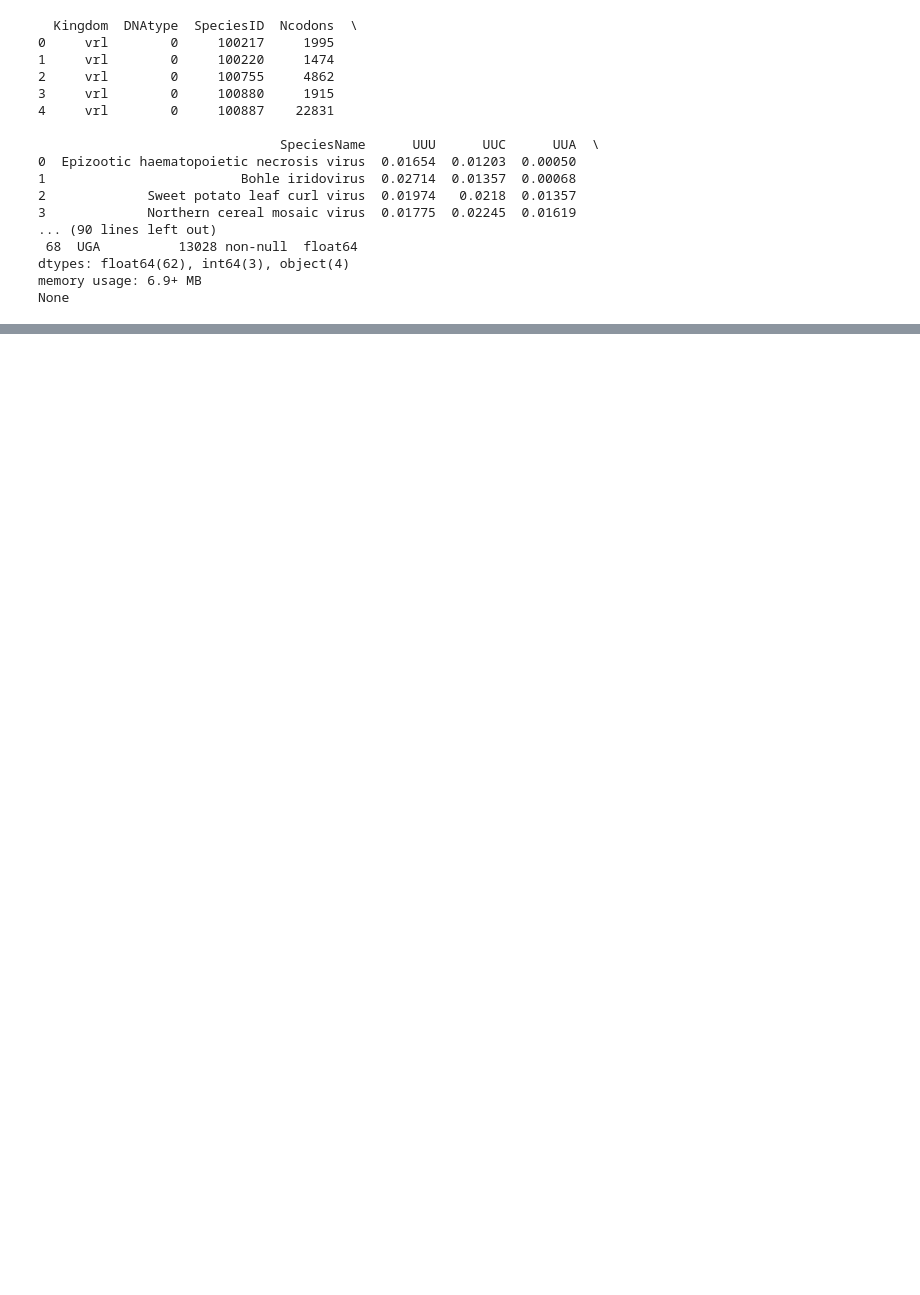
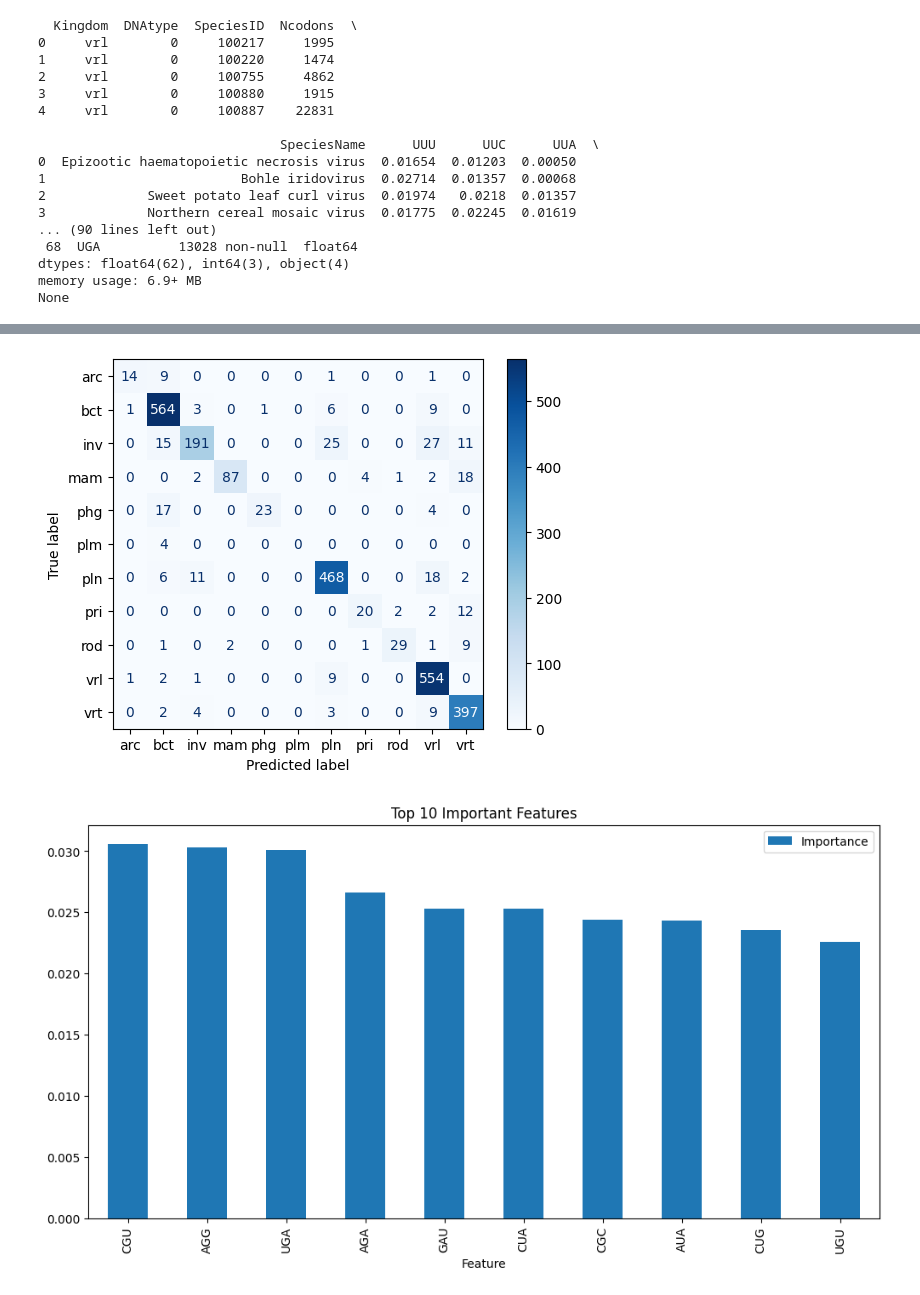
Before and after one commit to alexmoor527/CO2_ML_Group25, a Jupyter notebook: project_alex.ipynb, the cells around one changed output, grey strips where cells are left out. Cells and saved outputs as stored; diff of their text form; code cells hidden in the pictures; blank space fills up the shorter version.

Commit message:
random-forest wip

```diff
--- a/project_alex.ipynb
+++ b/project_alex.ipynb
@@ -32,0 +111,67 @@ None
+# %%
+# 5. Separate features and target
+X = df_ml.drop(columns=['Kingdom'])
+y = df_ml['Kingdom']
+
+# 6. Standardize features
+scaler = StandardScaler()
+X_scaled = scaler.fit_transform(X)
+
+# 7. Encode target labels
+label_encoder = LabelEncoder()
+y_encoded = label_encoder.fit_transform(y)
+
+# 8. Stratified Train-Test Split
+X_train, X_test, y_train, y_test = train_test_split(
+    X_scaled,
+    y_encoded,
+    test_size=0.2,
+    random_state=42,
+    stratify=y_encoded
+)
+
+# Check class distribution after split
+train_distribution = pd.Series(y_train).value_counts(normalize=True)
+test_distribution = pd.Series(y_test).value_counts(normalize=True)
+print("Train Class Distribution:\n", train_distribution)
+print("Test Class Distribution:\n", test_distribution)
+
+# 9. Compute Class Weights
+class_weights = dict(
+    zip(
+        np.unique(y_train),
+        compute_class_weight(class_weight='balanced', classes=np.unique(y_train), y=y_train)
+    )
+)
+print("Class Weights:", class_weights)
+
+# 10. Train Random Forest Classifier with Class Weights
+clf = RandomForestClassifier(n_estimators=100, random_state=42, class_weight='balanced')
+clf.fit(X_train, y_train)
+
+# 11. Evaluate the Model
+y_pred = clf.predict(X_test)
+print("Accuracy:", accuracy_score(y_test, y_pred))
+print(classification_report(y_test, y_pred, target_names=label_encoder.classes_))
+
+# 12. Plot Confusion Matrix
+ConfusionMatrixDisplay.from_estimator(
+    clf,
+    X_test,
+    y_test,
+    display_labels=label_encoder.classes_,
+    cmap='Blues'
+)
+plt.show()
+
+# 13. Plot Feature Importance (Optional)
+importances = clf.feature_importances_
+feature_names = X.columns
+feature_importance_df = pd.DataFrame({'Feature': feature_names, 'Importance': importances})
+feature_importance_df = feature_importance_df.sort_values(by='Importance', ascending=False)
+
+# Plot Top 10 Important Features
+feature_importance_df.head(10).plot(kind='bar', x='Feature', y='Importance', figsize=(12, 6))
+plt.title('Top 10 Important Features')
+plt.show()
+# %% [output]
@@ -32,0 +195,2 @@ None
+[figure, added]
+[figure, added]
```
Also changed, not shown: parts of 13 cells of this notebook.
